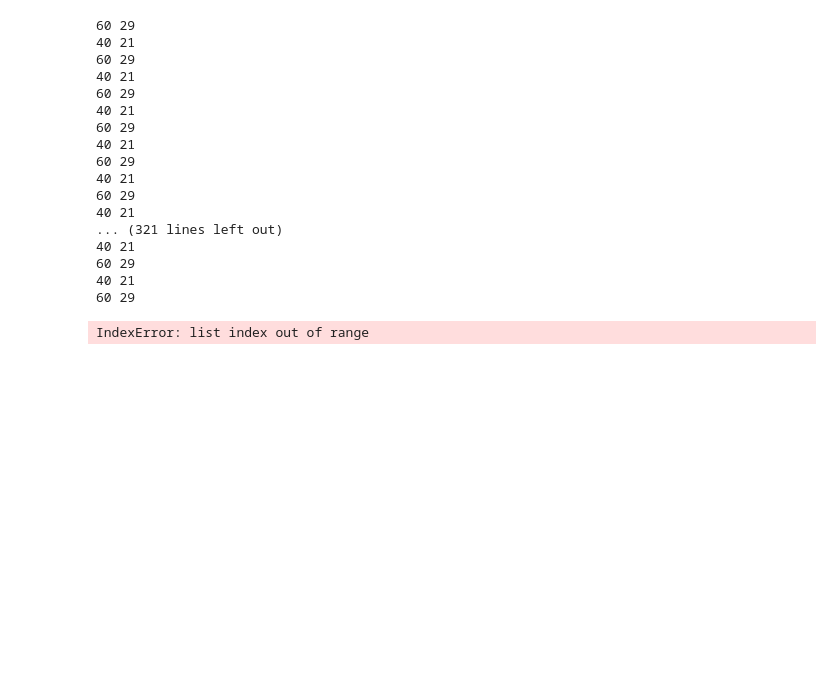
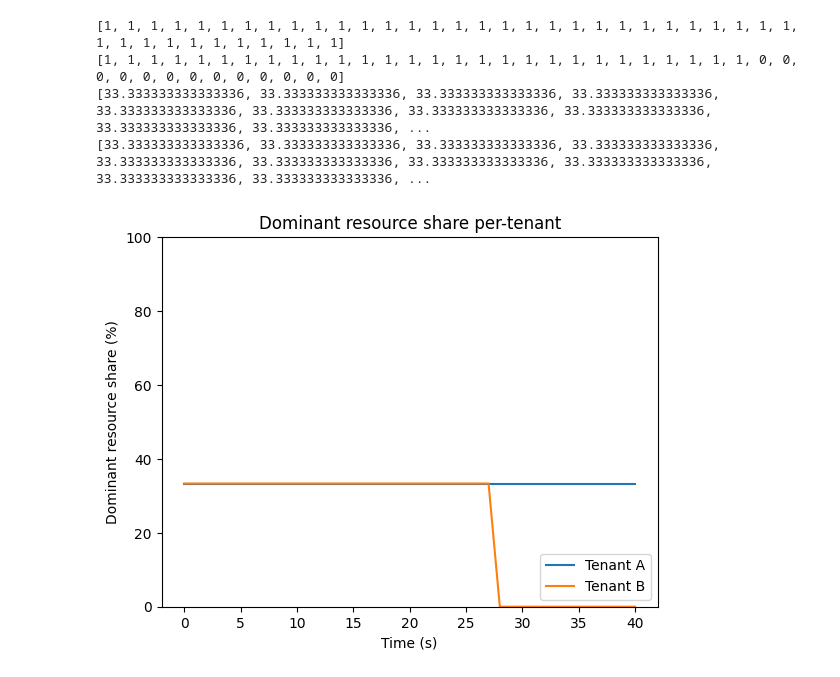
Before and after one commit to tyler-griggs/fair-db, a Jupyter notebook: analysis.ipynb, the cells around one changed output. Cells and saved outputs as stored; diff of their text form; code cells hidden in the pictures; blank space fills up the shorter version.

```diff
--- a/analysis.ipynb
+++ b/analysis.ipynb
@@ -145,8 +258,8 @@ Disk util: 0.5445299286853656
 # for each client
 #
 # let's say every 100ms
-interval_us = 100000  # 100ms
-num_interval = 370  # duration of experiment
+interval_us = 1000000  # in microseconds (100ms)
+num_interval = 42  # duration of experiment
 intervals_us = [interval_us * t for t in range(1,num_interval)]
 client_counts = []
 for i in range(len(client_starts)):
@@ -169,24 +282,53 @@ for i in range(len(intervals_us)):
       if start <= t and start + dur > t:
         client_counts[j][i] += 1
 
+# interval_available_cpu = 2 * interval_us  # 2 cores
+# interval_available_disk = 3 * interval_us / 1000000  # 3 GB/s (3KB/us)
+
 for counts in client_counts:
   print(counts)
+
+client1_cpu_share = [100 * 2/3 * x / 2 for x in client_counts[0]]  # 2 cores
+
+# Without disk:
+# client1_cpu_share = [100 * 2/3 * x / 3.3 for x in client_counts[0]]
+# print(client1_disk_share)
+print(client1_cpu_share)
+
+client2_disk_share = [100 * 1 * x / 3 for x in client_counts[1]]
+# client2_cpu_share = [100 * 1/12 * x / 2 for x in client_counts[1]]
+print(client2_disk_share)
+# print(client2_cpu_share)
+
+# client1_disk_util = [100 * 1/9 * num_tasks /interval_seconds for num_tasks in client1_chunked_starts]
+# client1_cpu_util = [100 * 4/18 * num_tasks /interval_seconds for num_tasks in client1_chunked_starts]
+
+# client2_disk_util = [100 * 3/9 * num_tasks /interval_seconds for num_tasks in client2_chunked_starts]
+# client2_cpu_util = [100 * 1/18 * num_tasks /interval_seconds for num_tasks in client2_chunked_starts]
 # %% [output]
-60 29
-40 21
-60 29
-40 21
-60 29
-40 21
-60 29
-40 21
-60 29
-40 21
-60 29
-40 21
-... (321 lines left out)
-40 21
-60 29
-40 21
-60 29
+[1, 1, 1, 1, 1, 1, 1, 1, 1, 1, 1, 1, 1, 1, 1, 1, 1, 1, 1, 1, 1, 1, 1, 1, 1, 1, 1, 1, 1, 1, 1, 1, 1, 1, 1, 1, 1, 1, 1, 1, 1]
+[1, 1, 1, 1, 1, 1, 1, 1, 1, 1, 1, 1, 1, 1, 1, 1, 1, 1, 1, 1, 1, 1, 1, 1, 1, 1, 1, 1, 0, 0, 0, 0, 0, 0, 0, 0, 0, 0, 0, 0, 0]
+[33.333333333333336, 33.333333333333336, 33.333333333333336, 33.333333333333336, 33.333333333333336, 33.333333333333336, 33.333333333333336, 33.333333333333336, 33.333333333333336, 33.333333333333336, ...
+[33.333333333333336, 33.333333333333336, 33.333333333333336, 33.333333333333336, 33.333333333333336, 33.333333333333336, 33.333333333333336, 33.333333333333336, 33.333333333333336, 33.333333333333336, ...
-IndexError: list index out of range
+# %%
+import matplotlib.pyplot as plt
+
+# 1. every Xs, how many ongoing ops are there? multiple this by resource usage and determine dominant share
+_, ax = plt.subplots()
+ax.set_title('Dominant resource share per-tenant')
+ax.set_ylabel('Dominant resource share (%)')
+ax.set_xlabel('Time (s)')
+ax.set_ylim(0,100)
+
+# how_many = 30
+# how_many = len(client1)
+# x_axis = list(range(how_many))
+# x_axis = [x * 3 for x in list(range(how_many))]
+
+ax.plot(list(range(len(client1_cpu_share))), client1_cpu_share, label='Tenant A')
+ax.plot(list(range(len(client2_disk_share))), client2_disk_share, label='Tenant B')
+ax.legend(loc='lower right')
+
+plt.show()
+# %% [output]
+[figure, added]
```
Also changed, not shown: parts of 9 cells of this notebook, 2 other files.
